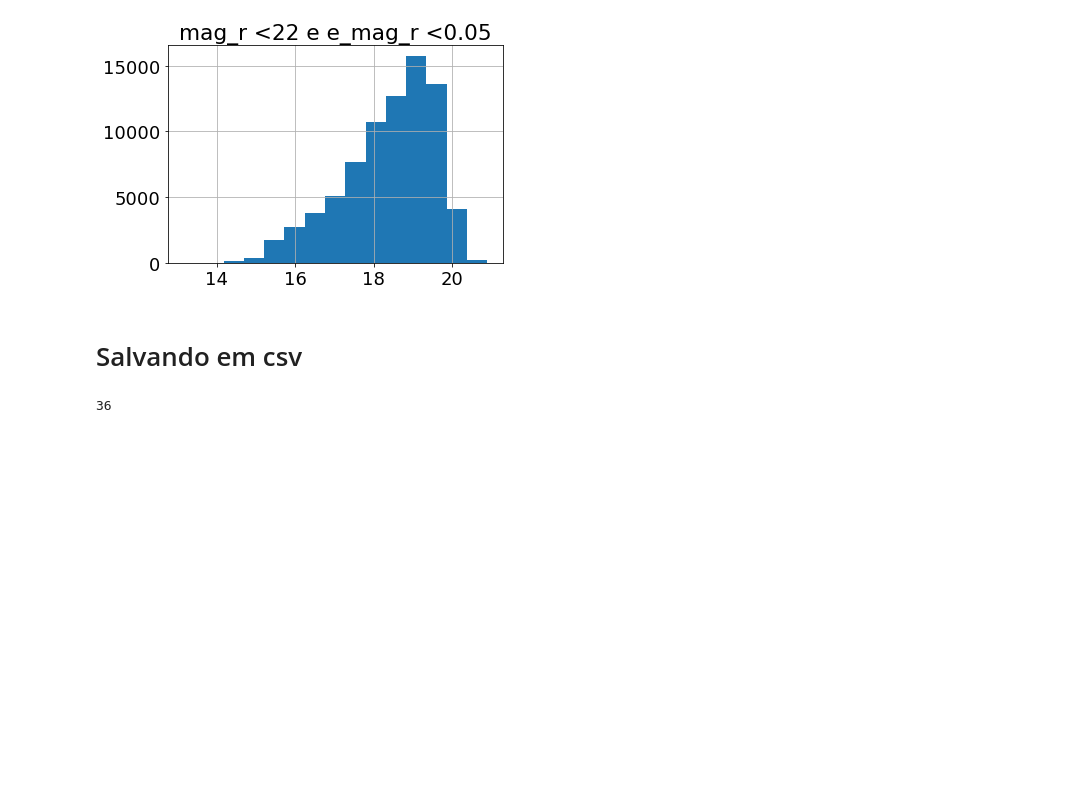
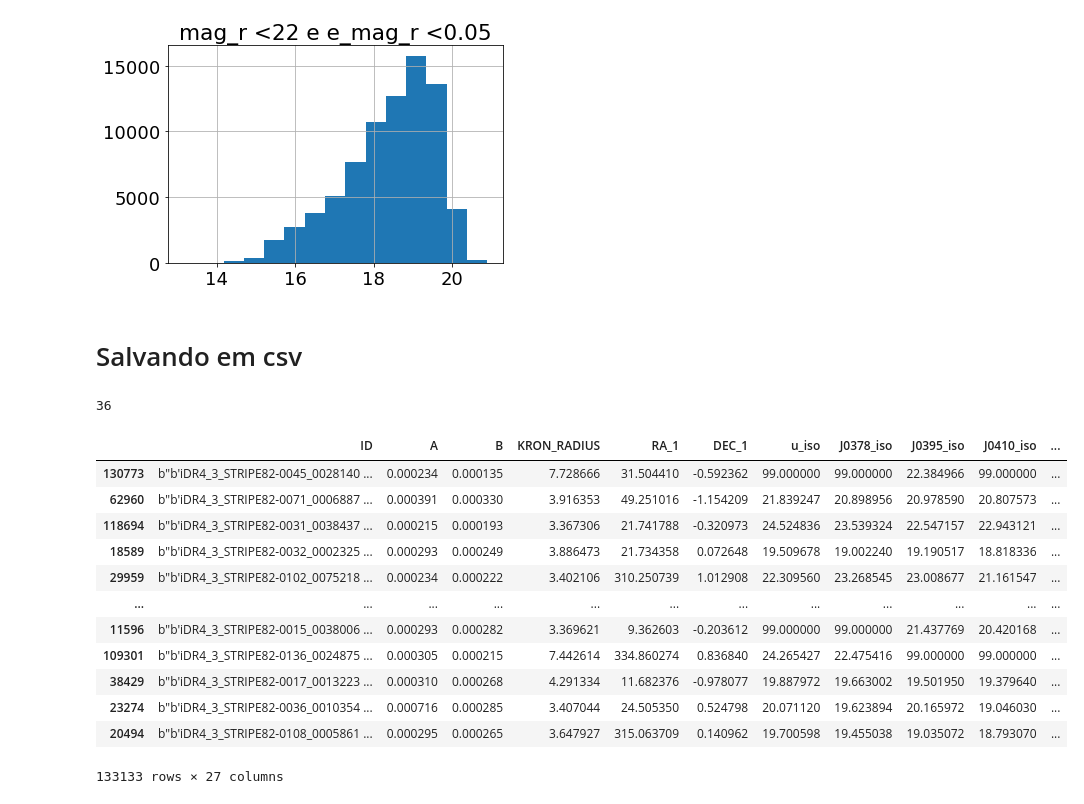
Before and after one commit to gabjp/LTS2.0-data, a Jupyter notebook: data/clf/clear_data.ipynb, the cells around one changed output. Cells and saved outputs as stored; diff of their text form; code cells hidden in the pictures; blank space fills up the shorter version.

```diff
--- a/data/clf/clear_data.ipynb
+++ b/data/clf/clear_data.ipynb
@@ -212,6 +214,9 @@ teste.r_iso.hist(bins=15)
 [figure]
 # %% [markdown]
 # Salvando em csv
+# %%
+final['ID'] = final['ID'].str.decode('utf-8').str[2:30]
+final = final.drop_duplicates(subset="ID")
 # %%
 final.reset_index().drop(columns='index').to_csv("clf_90_5_5.csv")
 # %%
@@ -219,3 +224,19 @@ temp = final[["FWHM_n","target"]]
 len(temp[temp.FWHM_n > 32/3])
 # %% [output]
 36
+# %%
+final
+# %% [output]
+|  | ID | A | B | KRON_RADIUS | RA_1 | DEC_1 | u_iso | J0378_iso | J0395_iso | J0410_iso | ... |
+| 130773 | b"b'iDR4_3_STRIPE82-0045_0028140 ... | 0.000234 | 0.000135 | 7.728666 | 31.504410 | -0.592362 | 99.000000 | 99.000000 | 22.384966 | 99.000000 | ... |
+| 62960 | b"b'iDR4_3_STRIPE82-0071_0006887 ... | 0.000391 | 0.000330 | 3.916353 | 49.251016 | -1.154209 | 21.839247 | 20.898956 | 20.978590 | 20.807573 | ... |
+| 118694 | b"b'iDR4_3_STRIPE82-0031_0038437 ... | 0.000215 | 0.000193 | 3.367306 | 21.741788 | -0.320973 | 24.524836 | 23.539324 | 22.547157 | 22.943121 | ... |
+| 18589 | b"b'iDR4_3_STRIPE82-0032_0002325 ... | 0.000293 | 0.000249 | 3.886473 | 21.734358 | 0.072648 | 19.509678 | 19.002240 | 19.190517 | 18.818336 | ... |
+| 29959 | b"b'iDR4_3_STRIPE82-0102_0075218 ... | 0.000234 | 0.000222 | 3.402106 | 310.250739 | 1.012908 | 22.309560 | 23.268545 | 23.008677 | 21.161547 | ... |
+| ... | ... | ... | ... | ... | ... | ... | ... | ... | ... | ... | ... |
+| 11596 | b"b'iDR4_3_STRIPE82-0015_0038006 ... | 0.000293 | 0.000282 | 3.369621 | 9.362603 | -0.203612 | 99.000000 | 99.000000 | 21.437769 | 20.420168 | ... |
+| 109301 | b"b'iDR4_3_STRIPE82-0136_0024875 ... | 0.000305 | 0.000215 | 7.442614 | 334.860274 | 0.836840 | 24.265427 | 22.475416 | 99.000000 | 99.000000 | ... |
+| 38429 | b"b'iDR4_3_STRIPE82-0017_0013223 ... | 0.000310 | 0.000268 | 4.291334 | 11.682376 | -0.978077 | 19.887972 | 19.663002 | 19.501950 | 19.379640 | ... |
+| 23274 | b"b'iDR4_3_STRIPE82-0036_0010354 ... | 0.000716 | 0.000285 | 3.407044 | 24.505350 | 0.524798 | 20.071120 | 19.623894 | 20.165972 | 19.046030 | ... |
+| 20494 | b"b'iDR4_3_STRIPE82-0108_0005861 ... | 0.000295 | 0.000265 | 3.647927 | 315.063709 | 0.140962 | 19.700598 | 19.455038 | 19.035072 | 18.793070 | ... |
+133133 rows × 27 columns
```
Also changed, not shown: parts of 2 cells of this notebook, 3 other files.
